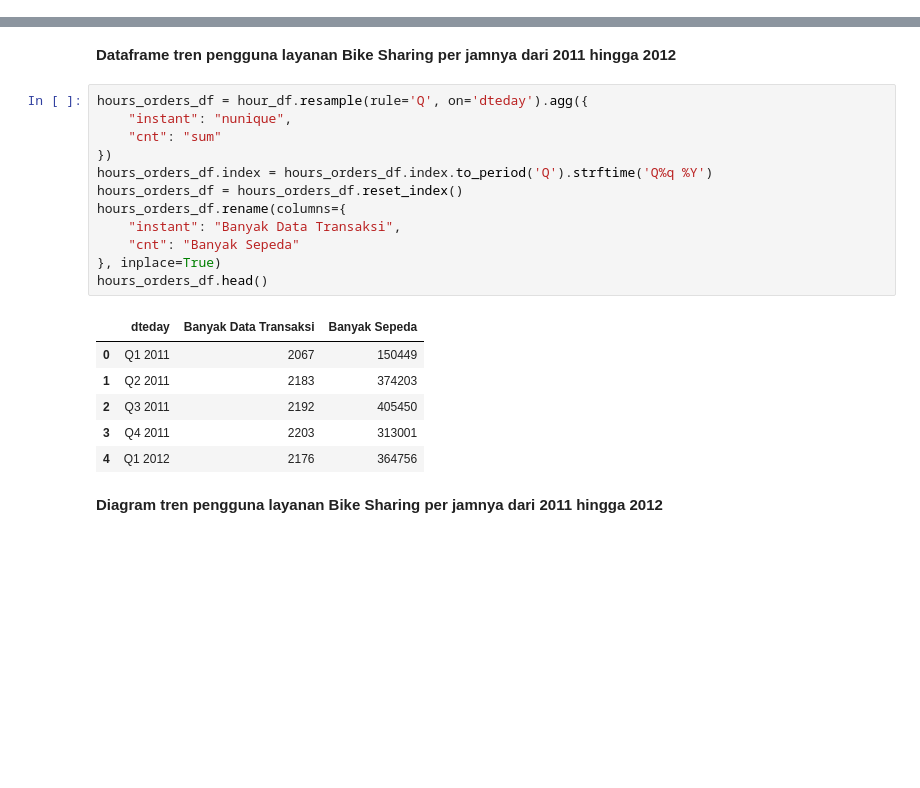
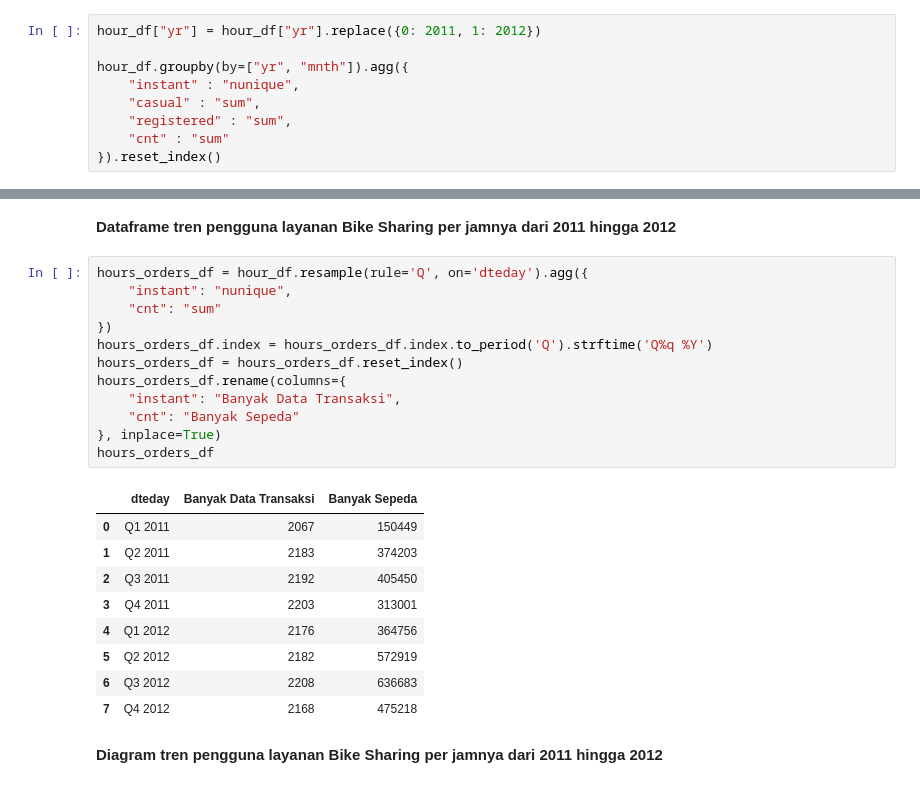
Before and after one commit to novaandini/bike-sharing, a Jupyter notebook: notebook.ipynb, the cells around one changed output, grey strips where cells are left out. Saved outputs shown, nothing was run; the diff lists cells and outputs as text; blank space fills up the shorter version.

```diff
--- a/notebook.ipynb
+++ b/notebook.ipynb
@@ -261,3 +261,12 @@ hour_df.describe(include="all")
 | 75% | 13034.5000 | 2012-07-02 00:00:00 | 3.000000 | 1.000000 | 10.000000 | 18.000000 | 0.000000 | 5.000000 | 1.000000 | 2.000000 | ... |
 | max | 17379.0000 | 2012-12-31 00:00:00 | 4.000000 | 1.000000 | 12.000000 | 23.000000 | 1.000000 | 6.000000 | 1.000000 | 4.000000 | ... |
 | std | 5017.0295 | NaN | 1.106918 | 0.500008 | 3.438776 | 6.914405 | 0.167165 | 2.005771 | 0.465431 | 0.639357 | ... |
+# %%
+hour_df["yr"] = hour_df["yr"].replace({0: 2011, 1: 2012})
+
+hour_df.groupby(by=["yr", "mnth"]).agg({
+    "instant" : "nunique",
+    "casual" : "sum",
+    "registered" : "sum",
+    "cnt" : "sum"
+}).reset_index()
@@ -299,22 +381,25 @@ Name: instant, dtype: int64
 # %%
 hours_orders_df = hour_df.resample(rule='Q', on='dteday').agg({
     "instant": "nunique",
     "cnt": "sum"
 })
 hours_orders_df.index = hours_orders_df.index.to_period('Q').strftime('Q%q %Y')
 hours_orders_df = hours_orders_df.reset_index()
 hours_orders_df.rename(columns={
     "instant": "Banyak Data Transaksi",
     "cnt": "Banyak Sepeda"
 }, inplace=True)
-hours_orders_df.head()
+hours_orders_df
 # %% [output]
 |  | dteday | Banyak Data Transaksi | Banyak Sepeda |
 | 0 | Q1 2011 | 2067 | 150449 |
 | 1 | Q2 2011 | 2183 | 374203 |
 | 2 | Q3 2011 | 2192 | 405450 |
 | 3 | Q4 2011 | 2203 | 313001 |
 | 4 | Q1 2012 | 2176 | 364756 |
+| 5 | Q2 2012 | 2182 | 572919 |
+| 6 | Q3 2012 | 2208 | 636683 |
+| 7 | Q4 2012 | 2168 | 475218 |
 # %% [markdown]
 **Diagram tren pengguna layanan Bike Sharing per jamnya dari 2011 hingga 2012**
 # %%
```
Also changed, not shown: parts of 9 cells of this notebook, 4 other files.
